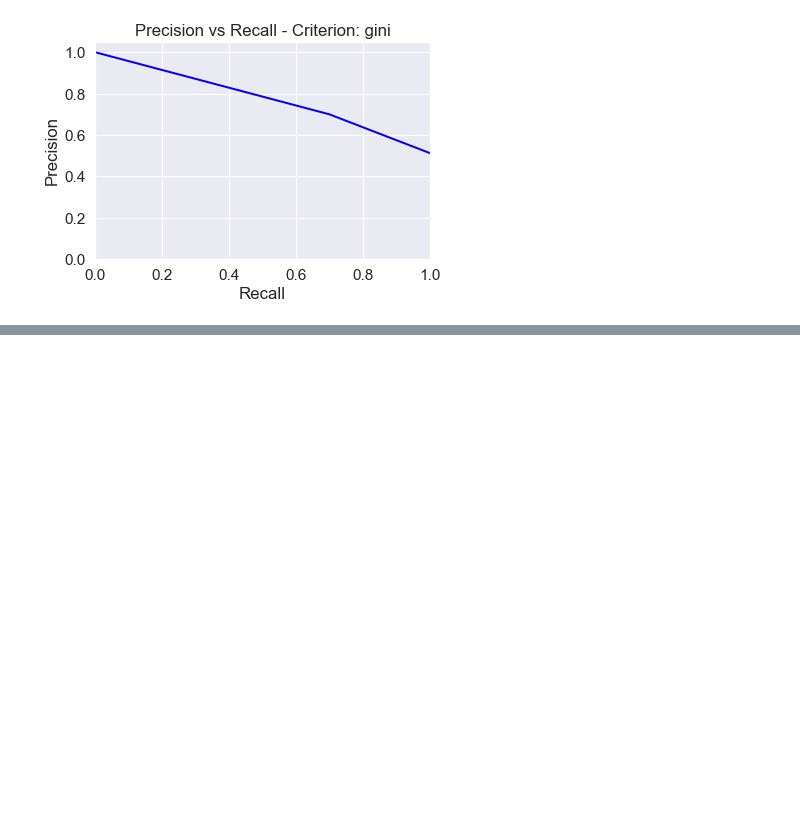
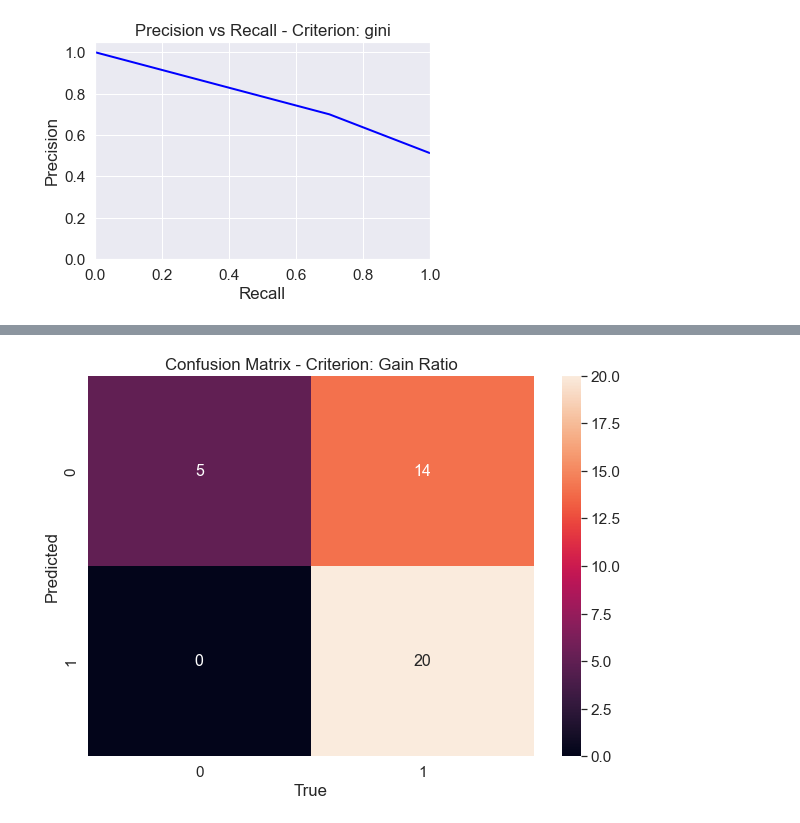
Before and after one commit to joeldelcastillo/p6-decision-trees, a Jupyter notebook: main.ipynb, the cells around one changed output, grey strips where cells are left out. Saved outputs shown, nothing was run; the diff lists cells and outputs as text; code cells hidden in the pictures; blank space fills up the shorter version.

Commit message:
Gain ratio implemented

```diff
--- a/main.ipynb
+++ b/main.ipynb
@@ -219,3 +220,92 @@ Specificity: 68.47% ± 0.08
 [figure]
 [figure]
 [figure]
+# %%
+
+from C45 import C45Classifier
+
+skf = StratifiedKFold(n_splits=10, shuffle=True, random_state=42)
+accu_list = []
+precision_list = []
+recall_list = []
+auc_list = []
+f1_list = []
+mcc_list = []
+sensitivity_list = []
+specificity_list = []
+
+for train_index, test_index in skf.split(x_scaled, y):
+    x_train_fold, x_test_fold = x_scaled[train_index], x_scaled[test_index]
+    y_train_fold, y_test_fold = y.iloc[train_index], y.iloc[test_index]
+
+    # Inicializar y entrenar el modelo del árbol de decisión
+    features = [''.join(i for i in str(x) if i.isalnum()).replace(' ', '_') for x in selected_features]
+    model = C45Classifier()
+    model.fit(x_train_fold, y_train_fold)
+
+    # Predecir las etiquetas para el conjunto de prueba
+    y_pred = model.predict(x_test_fold)
+
+    # Calcular métricas y agregar a las listas
+    accu_list.append(accuracy_score(y_test_fold, y_pred))
+    precision_list.append(precision_score(y_test_fold, y_pred))
+    recall_list.append(recall_score(y_test_fold, y_pred))
+    auc_list.append(roc_auc_score(y_test_fold, y_pred))
+    f1_list.append(f1_score(y_test_fold, y_pred))
+    mcc_list.append(matthews_corrcoef(y_test_fold, y_pred))
+
+    # Calcular sensibilidad y especificidad
+    tn, fp, fn, tp = confusion_matrix(y_test_fold, y_pred).ravel()
+    sensitivity_list.append(tp / (tp + fn))
+    specificity_list.append(tn / (tn + fp))
+
+# Print results
+print(f"Criterio: Gain Ratio")
+print('Metrics Results:')
+print('-'*30)
+print(f"Accuracy: {mean(accu_list)*100:.2f}% ± {stdev(accu_list):.2f}")
+print(f"Precision: {mean(precision_list)*100:.2f}% ± {stdev(precision_list):.2f}")
+print(f"Recall: {mean(recall_list)*100:.2f}% ± {stdev(recall_list):.2f}")
+print(f"AUC: {mean(auc_list)*100:.2f}% ± {stdev(auc_list):.2f}")
+print(f"F1 Score: {mean(f1_list)*100:.2f}% ± {stdev(f1_list):.2f}")
+print(f"MCC: {mean(mcc_list)*100:.2f}% ± {stdev(mcc_list):.2f}")
+print(f"Sensitivity: {mean(sensitivity_list)*100:.2f}% ± {stdev(sensitivity_list):.2f}")
+print(f"Specificity: {mean(specificity_list)*100:.2f}% ± {stdev(specificity_list):.2f}\n")
+
+
+# Plot Confusion Matrix
+matrix = confusion_matrix(y_test_fold, y_pred)
+plt.figure(figsize=(10,7))
+sns.set(font_scale=1.4)  # for label size
+sns.heatmap(matrix, annot=True, annot_kws={"size": 16}, fmt='g')
+plt.xlabel('True')
+plt.ylabel('Predicted')
+plt.title(f'Confusion Matrix - Criterion: Gain Ratio')
+plt.show()
+
+#Plot ROC Curve
+fpr, tpr, _ = roc_curve(y_test_fold, y_pred)
+roc_auc = auc(fpr, tpr)
+plt.figure()
+lw = 2
+plt.plot(fpr, tpr, color='darkorange', lw=lw, label='ROC curve (area = %0.2f)' % roc_auc)
+plt.plot([0, 1], [0, 1], color='navy', lw=lw, linestyle='--')
+plt.xlim([0.0, 1.0])
+plt.ylim([0.0, 1.05])
+plt.xlabel('False Positive Rate')
+plt.ylabel('True Positive Rate')
+plt.title(f'ROC - Criterion: Gain Ratio')
+plt.legend(loc="lower right")
+plt.show()
+
+# Plot Precision vs Recall
+precision, recall, thresholds = precision_recall_curve(y_test_fold, y_pred)
+plt.figure()
+plt.plot(recall, precision, color='blue', lw=lw)
+plt.xlim([0.0, 1.0])
+plt.ylim([0.0, 1.05])
+plt.xlabel('Recall')
+plt.ylabel('Precision')
+plt.title(f'Precision vs Recall - Criterion: Gain Ratio')
+plt.show()
+# %% [output]
@@ -221,0 +323 @@ Specificity: 68.47% ± 0.08
+[figure, added]
```
Also changed, not shown: parts of 2 cells of this notebook.
